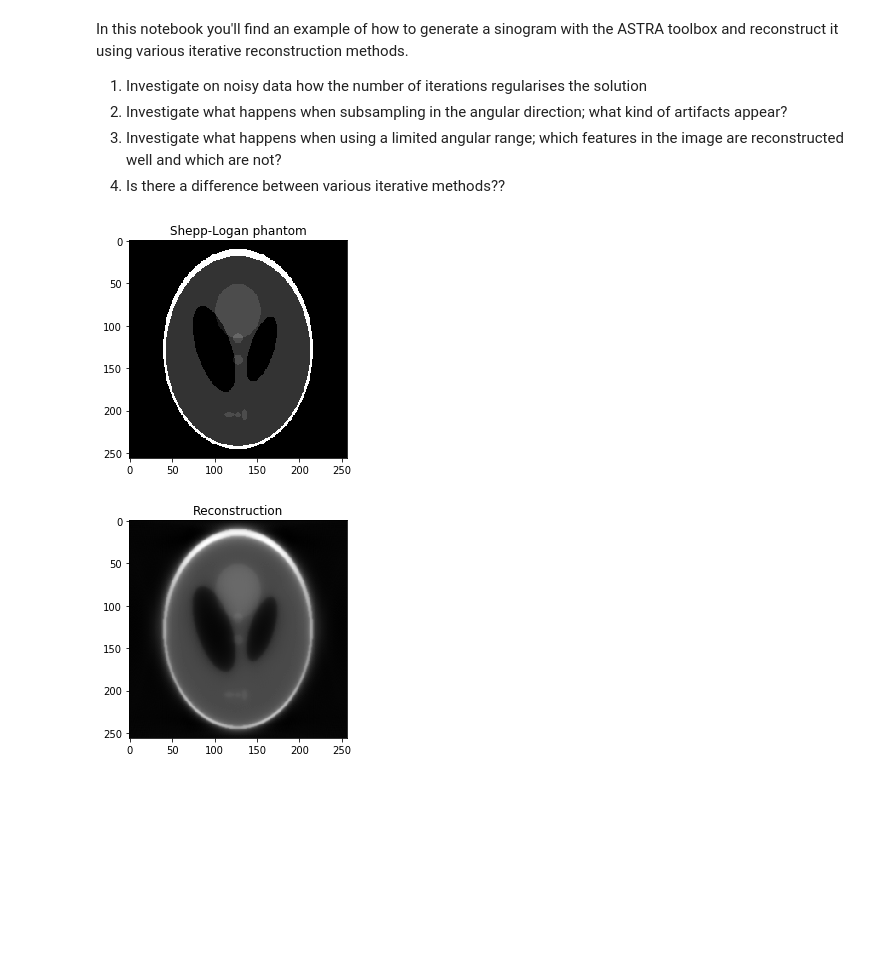
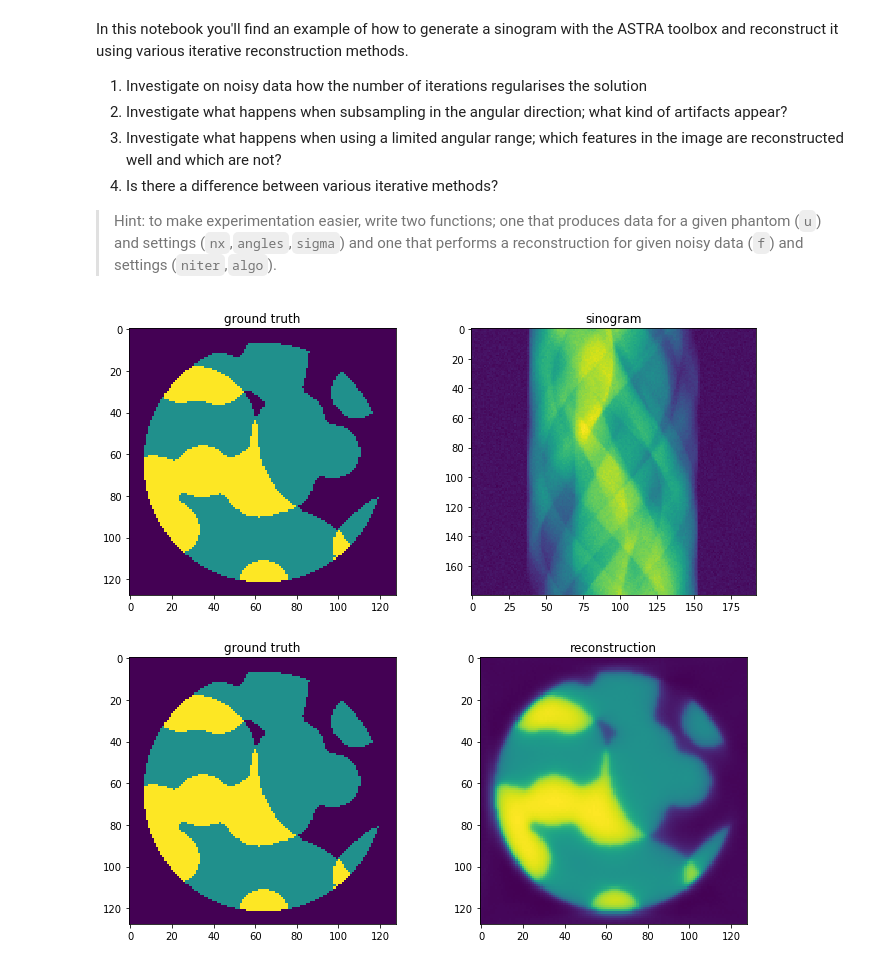
Before and after one commit to freyyia/xCTing_training, a Jupyter notebook: ASTRA1.ipynb, the cells around one changed output. Saved outputs shown, nothing was run; the diff lists cells and outputs as text; code cells hidden in the pictures; blank space fills up the shorter version.

```diff
--- a/ASTRA1.ipynb
+++ b/ASTRA1.ipynb
@@ -9,7 +10,9 @@ In this notebook you'll find an example of how to generate a sinogram with the A
 1. Investigate on noisy data how the number of iterations regularises the solution
 2. Investigate what happens when subsampling in the angular direction; what kind of artifacts appear?
 3. Investigate what happens when using a limited angular range; which features in the image are reconstructed well and which are not?
-4. Is there a difference between various iterative methods??
+4. Is there a difference between various iterative methods?
+
+> Hint: to make experimentation easier, write two functions; one that produces data for a given phantom (`u`) and settings (`nx`,`angles`,`sigma`) and one that performs a reconstruction for given noisy data (`f`) and settings (`niter`,`algo`).
 # %%
 def getPhantom(nx, r = 0.9):
     """
@@ -43,5 +40,19 @@ angles = np.linspace(0,np.pi,na,False)
 # %%
-# astra  projector
+# Generate data
+
+## settings
+nx = 128
+na = 180
+nd = int(1.5*nx)
+angles = np.linspace(0,np.pi,na,False)
+sigma = 1
+
+## astra  projector
 vol_geom = astra.create_vol_geom(nx,nx)
 proj_geom = astra.create_proj_geom('parallel', 1.0, nd, angles)
 proj_id = astra.create_projector('strip', proj_geom, vol_geom)
+
+## get phantom, perform forward projection and add noise
+u = getPhantom(nx)
+f_id, f = astra.create_sino(u, proj_id)
+f += sigma * np.random.randn(f.shape[0],f.shape[1])
@@ -52,12 +59,15 @@ f_id, f = astra.create_sino(u, proj_id)
 # %%
 # plot
 fig,ax = plt.subplots(1,2)
 
 ax[0].imshow(u)
 ax[0].set_title('ground truth')
 
 ax[1].imshow(f)
 ax[1].set_title('sinogram')
+
+fig.tight_layout()
+fig.set_figwidth(10)
 # %% [output]
-[figure, old version]
+[figure, new version]
 # %%
@@ -84,20 +97,17 @@ astra.algorithm.run(alg_id, 20)
-# %%
-# Get the result
-u_rec = astra.data2d.get(rec_id)
-# %% [output]
-[figure, removed]
 # %%
 # plot
-fig,ax = plt.subplots(1,3)
+fig,ax = plt.subplots(1,2)
 
 ax[0].imshow(u)
 ax[0].set_title('ground truth')
 
-ax[1].imshow(f)
-ax[1].set_title('sinogram')
+ax[1].imshow(u_rec)
+ax[1].set_title('reconstruction')
 
-ax[2].imshow(u_rec)
-ax[2].set_title('reconstruction')
+fig.tight_layout()
+fig.set_figwidth(10)
+# %% [output]
+[figure, added]
 # %%
 # Clean up.
 astra.algorithm.delete(alg_id)
```
Also changed, not shown: parts of 6 cells of this notebook.
